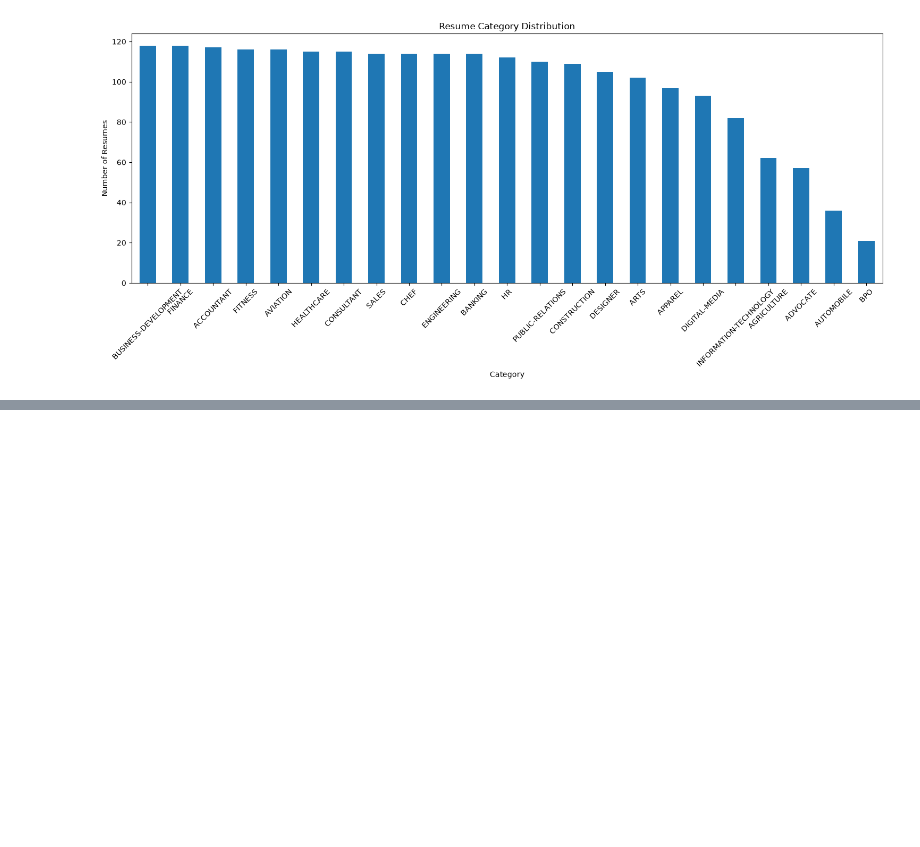
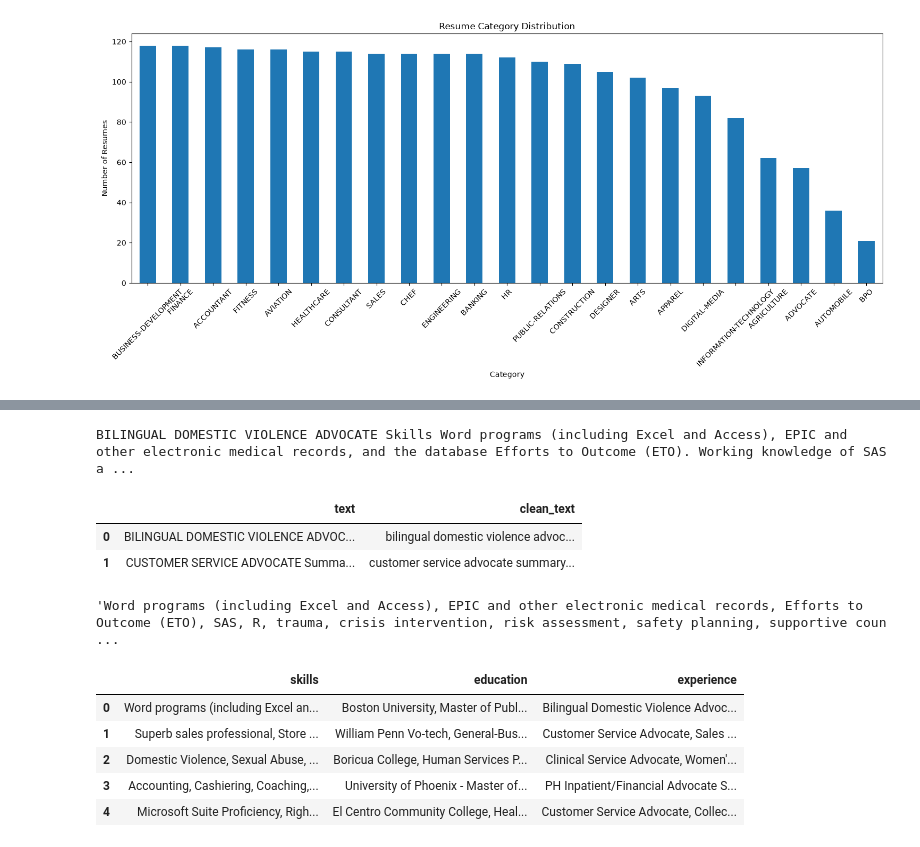
Before and after one commit to rahul-gitt/MY-PROJECTS, a Jupyter notebook: AI Job-Match Analyzer/main.ipynb, the cells around one changed output, grey strips where cells are left out. Cells and saved outputs as stored; diff of their text form; code cells hidden in the pictures; blank space fills up the shorter version.

```diff
--- a/AI Job-Match Analyzer/main.ipynb
+++ b/AI Job-Match Analyzer/main.ipynb
@@ -100,0 +147,6 @@ plt.show()
+# %%
+import re
+
+df['clean_text'] = df['text'].apply(
+    lambda x: re.sub(r'https?://\S+|www\.\S+|(?:[a-zA-Z0-9-]+\.)+(?:com|org|net|ly|gl)/\S+','',x)
+)
@@ -100,0 +161,33 @@ plt.show()
+# %%
+df['clean_text'] = df['clean_text'].apply(
+    lambda x: re.sub(r'\s+', ' ', x).strip()
+)
+# %%
+print(df['clean_text'].iloc[0][:1000])
+# %% [output]
+BILINGUAL DOMESTIC VIOLENCE ADVOCATE Skills Word programs (including Excel and Access), EPIC and other electronic medical records, and the database Efforts to Outcome (ETO). Working knowledge of SAS a ...
+# %%
+df['clean_text'] = df['clean_text'].str.lower()
+# %%
+df['clean_text'] = df['clean_text'].apply(
+    lambda x : re.sub(r'<.*?>', ' ', x)
+)
+# %%
+df[['text', 'clean_text']].head(2)
+# %% [output]
+|  | text | clean_text |
+| 0 | BILINGUAL DOMESTIC VIOLENCE ADVOC... | bilingual domestic violence advoc... |
+| 1 | CUSTOMER SERVICE ADVOCATE Summa... | customer service advocate summary... |
+# %%
+df['skills'].iloc[0]
+# %% [output]
+'Word programs (including Excel and Access), EPIC and other electronic medical records, Efforts to Outcome (ETO), SAS, R, trauma, crisis intervention, risk assessment, safety planning, supportive coun ...
+# %%
+df[['skills', 'education', 'experience']].head()
+# %% [output]
+|  | skills | education | experience |
+| 0 | Word programs (including Excel an... | Boston University, Master of Publ... | Bilingual Domestic Violence Advoc... |
+| 1 | Superb sales professional, Store ... | William Penn Vo-tech, General-Bus... | Customer Service Advocate, Sales ... |
+| 2 | Domestic Violence, Sexual Abuse, ... | Boricua College, Human Services P... | Clinical Service Advocate, Women'... |
+| 3 | Accounting, Cashiering, Coaching,... | University of Phoenix - Master of... | PH Inpatient/Financial Advocate S... |
+| 4 | Microsoft Suite Proficiency, Righ... | El Centro Community College, Heal... | Customer Service Advocate, Collec... |
```
Also changed, not shown: parts of 15 cells of this notebook, 3 other files.
